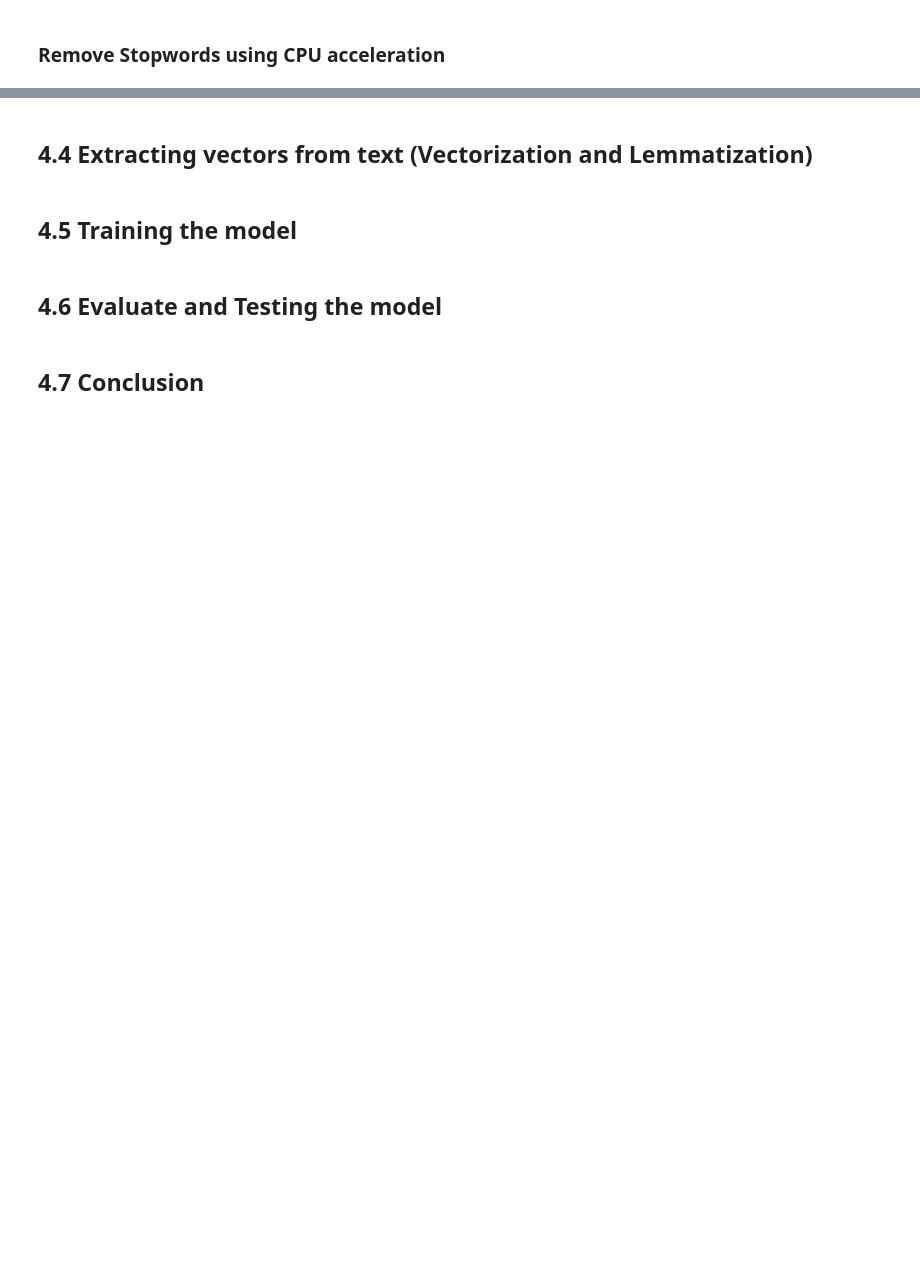
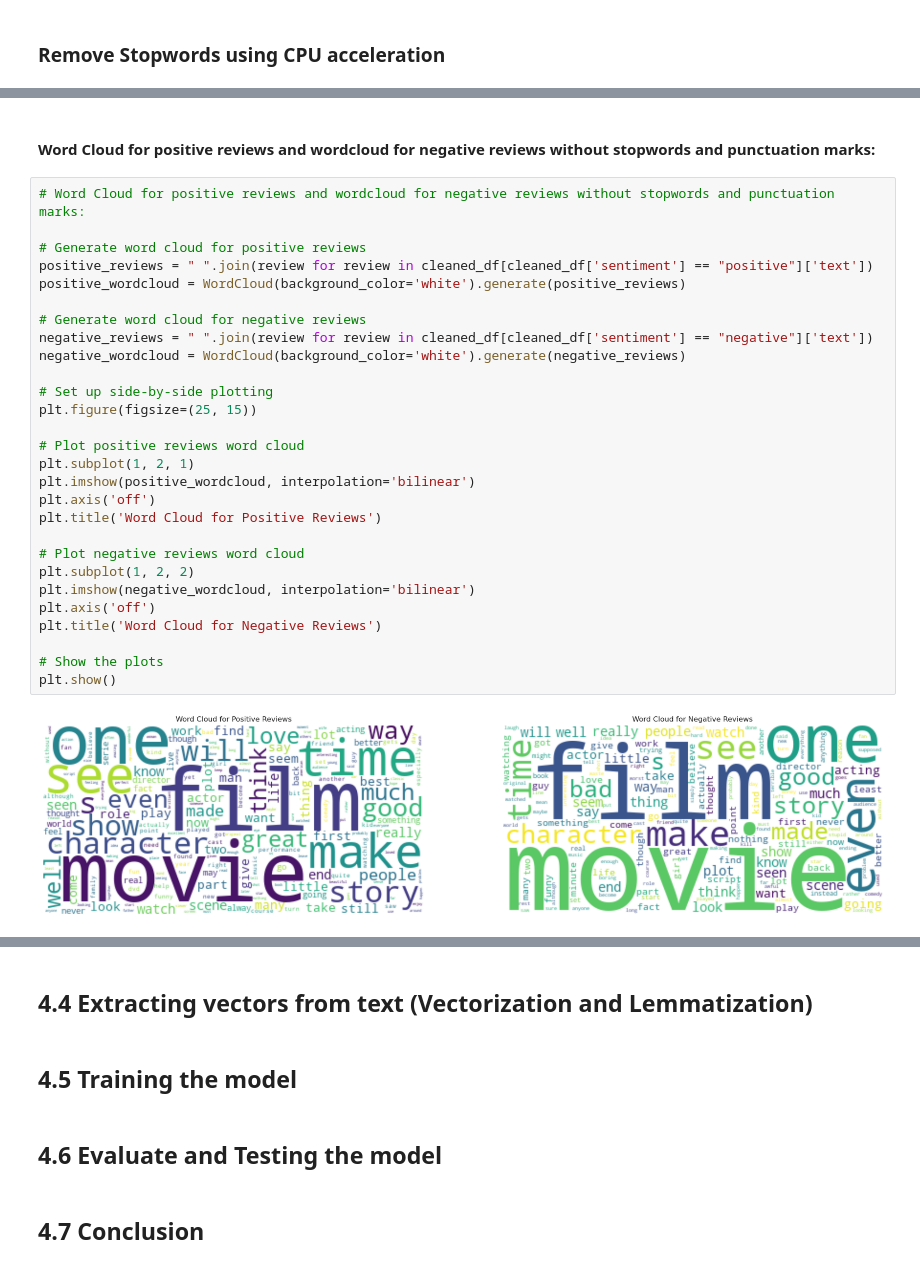
Before and after one commit to martinvalentine/movie-reviews-sentimental-analysis, a Jupyter notebook: model.ipynb, the cells around one changed output, grey strips where cells are left out. Cells and saved outputs as stored; diff of their text form; blank space fills up the shorter version.

```diff
--- a/model.ipynb
+++ b/model.ipynb
@@ -556,0 +583,32 @@ After remove stopwords:
+# %% [markdown]
+#### Word Cloud for positive reviews and wordcloud for negative reviews **without stopwords and punctuation marks**:
+# %%
+# Word Cloud for positive reviews and wordcloud for negative reviews without stopwords and punctuation marks:
+
+# Generate word cloud for positive reviews
+positive_reviews = " ".join(review for review in cleaned_df[cleaned_df['sentiment'] == "positive"]['text'])
+positive_wordcloud = WordCloud(background_color='white').generate(positive_reviews)
+
+# Generate word cloud for negative reviews
+negative_reviews = " ".join(review for review in cleaned_df[cleaned_df['sentiment'] == "negative"]['text'])
+negative_wordcloud = WordCloud(background_color='white').generate(negative_reviews)
+
+# Set up side-by-side plotting
+plt.figure(figsize=(25, 15))
+
+# Plot positive reviews word cloud
+plt.subplot(1, 2, 1)
+plt.imshow(positive_wordcloud, interpolation='bilinear')
+plt.axis('off')
+plt.title('Word Cloud for Positive Reviews')
+
+# Plot negative reviews word cloud
+plt.subplot(1, 2, 2)
+plt.imshow(negative_wordcloud, interpolation='bilinear')
+plt.axis('off')
+plt.title('Word Cloud for Negative Reviews')
+
+# Show the plots
+plt.show()
+# %% [output]
+[figure, added]
```
Also changed, not shown: parts of 37 cells of this notebook.
